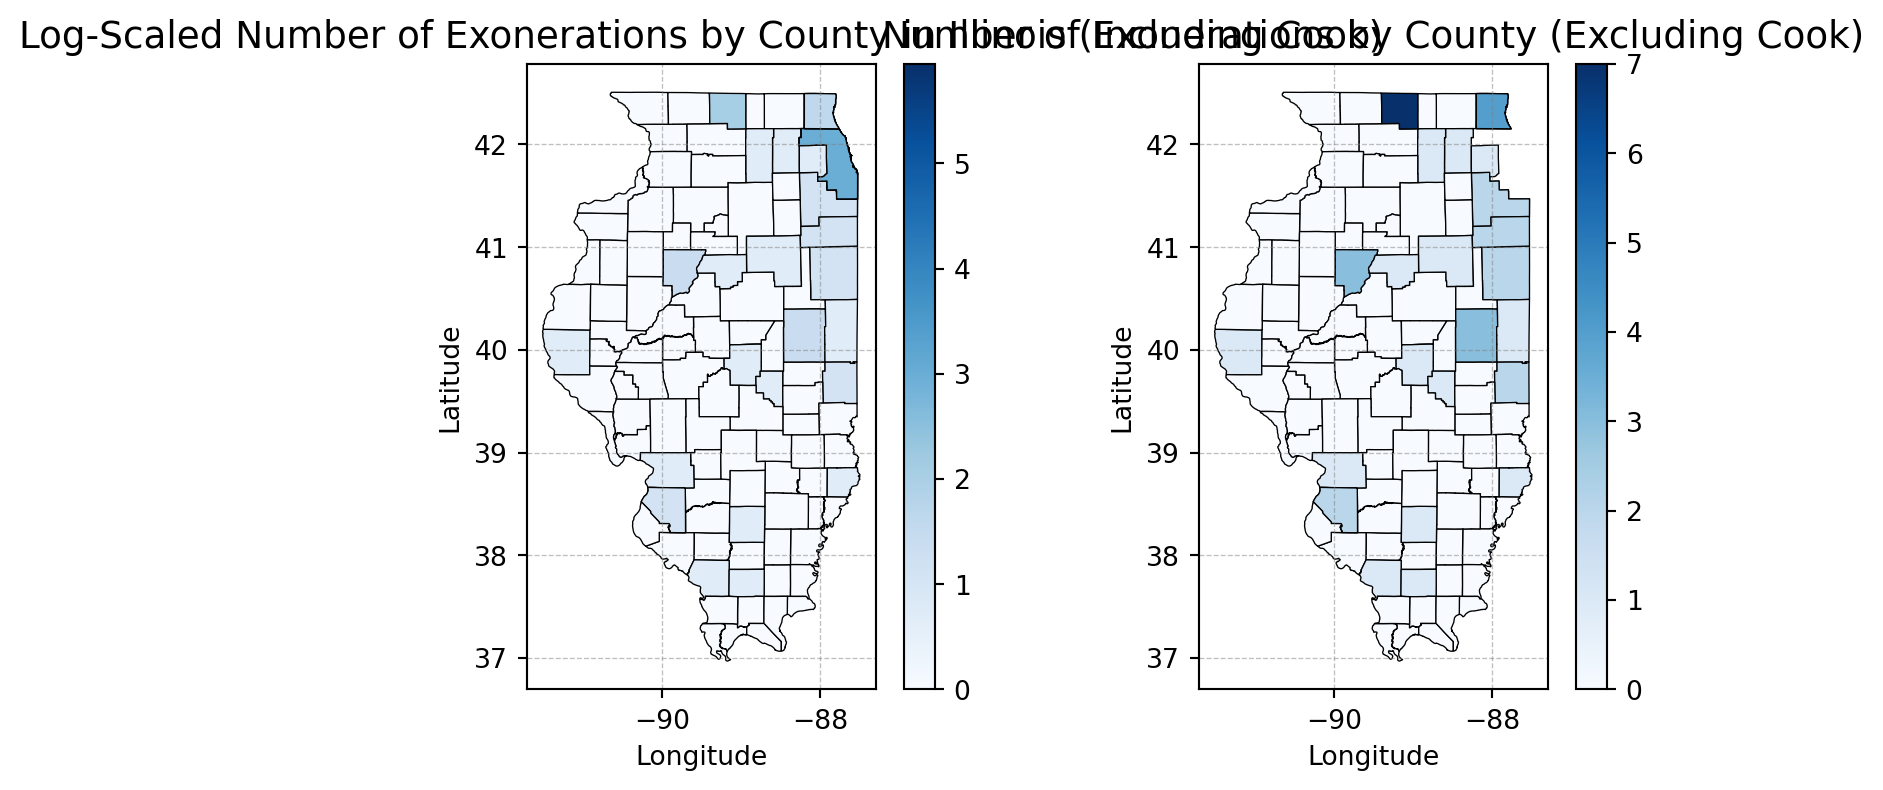
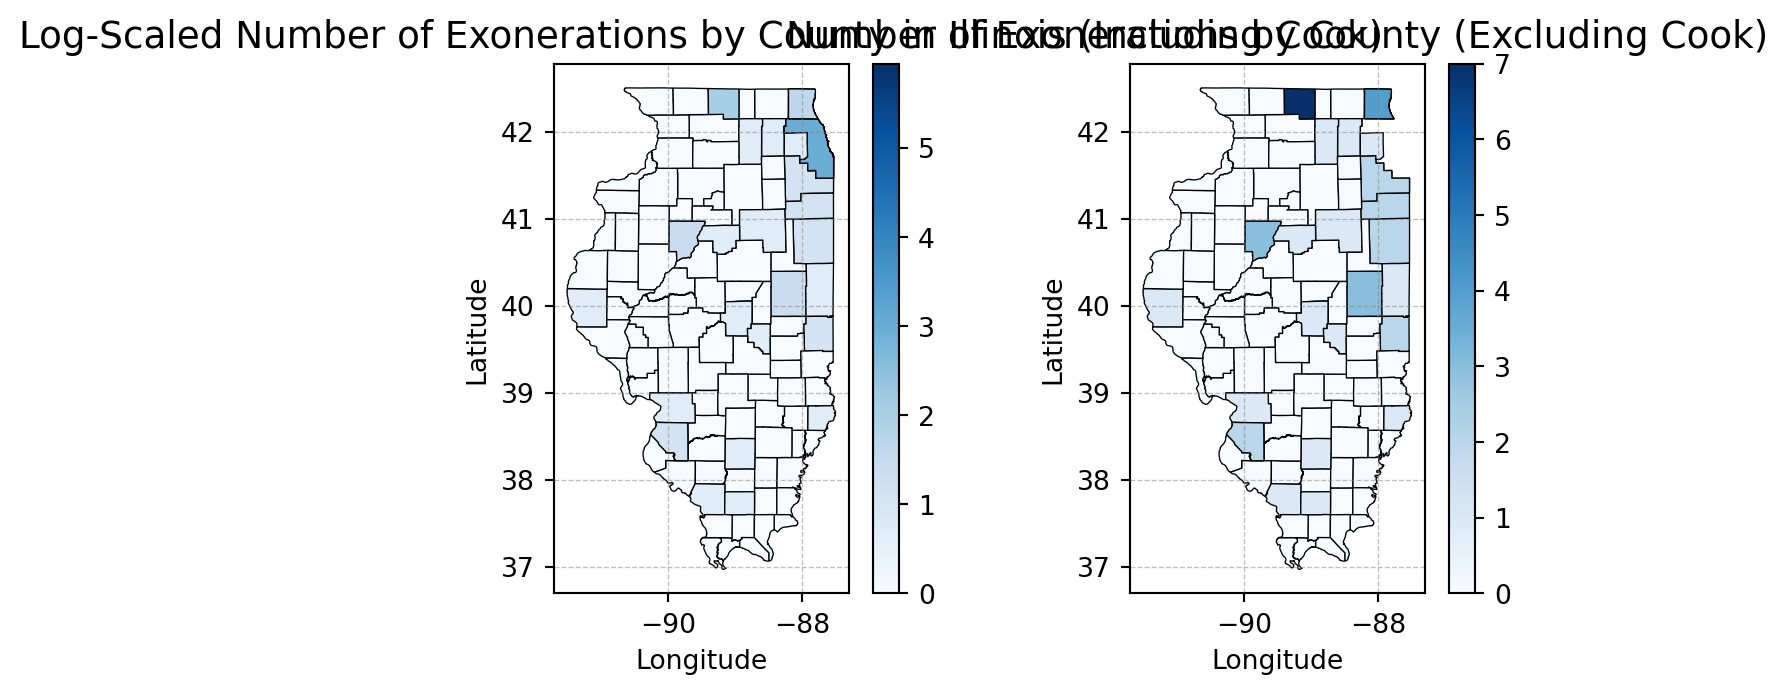
Unified diff of the notebook cell whose output changed from the first chart to the second:
--- before
+++ after
@@ -1,4 +1,4 @@
 # Creates side-by-side plots
-fig, axes = plt.subplots(1, 2, figsize=(7, 4), constrained_layout=True)
+fig, axes = plt.subplots(1, 2, figsize=(6, 3.5), constrained_layout=True)
 
 merged_counties.plot(

Commit: Reduce map figsize to 600px wide to fit content area